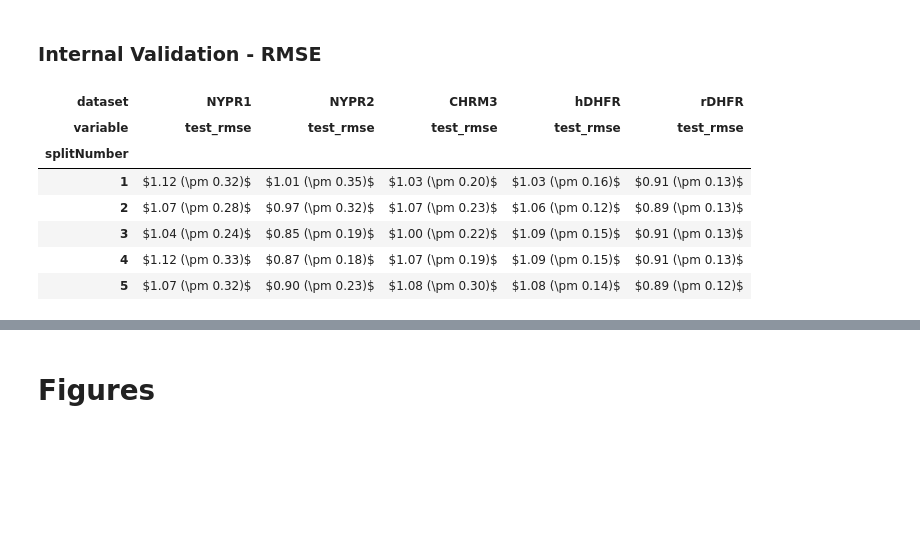
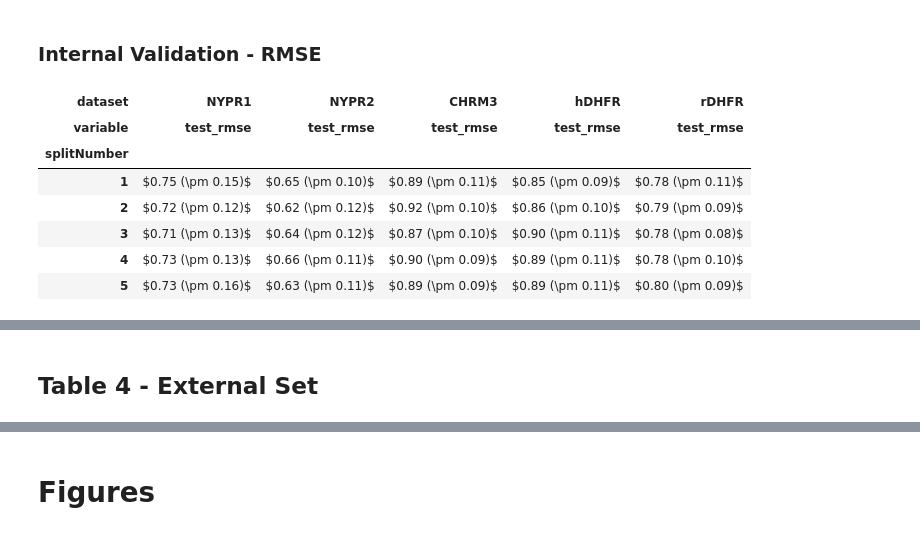
Before and after one commit to KISysBio/modSAR, a Jupyter notebook: processing/notebooks/Manuscript Figures and Tables.ipynb, the cells around one changed output, grey strips where cells are left out. Cells and saved outputs as stored; diff of their text form; code cells hidden in the pictures; blank space fills up the shorter version.

Commit message:
Add Table 4

```diff
--- a/processing/notebooks/Manuscript Figures and Tables.ipynb
+++ b/processing/notebooks/Manuscript Figures and Tables.ipynb
@@ -228,23 +233,23 @@ splitNumber &                    &                    &                    &
 ### Internal Validation - RMSE
 # %%
 training_df = \
-    dataset_results.query('internal == True & algorithm == "modSAR"')\
+    dataset_results.query('internal == True & algorithm == "RandomForest"')\
     .groupby(['dataset', 'splitNumber'])\
     .apply(lambda x: internal_training_results(x, cols=['test_rmse']))
 
 training_df = \
     training_df.reset_index().melt(id_vars=['dataset', 'splitNumber'])\
     .pivot_table(values='value', index='splitNumber', columns=['dataset', 'variable'], aggfunc='first')
 training_df
 # %% [output]
 | dataset | NYPR1 | NYPR2 | CHRM3 | hDHFR | rDHFR |
 | variable | test_rmse | test_rmse | test_rmse | test_rmse | test_rmse |
 | splitNumber |  |  |  |  |  |
-| 1 | $1.12 (\pm 0.32)$ | $1.01 (\pm 0.35)$ | $1.03 (\pm 0.20)$ | $1.03 (\pm 0.16)$ | $0.91 (\pm 0.13)$ |
-| 2 | $1.07 (\pm 0.28)$ | $0.97 (\pm 0.32)$ | $1.07 (\pm 0.23)$ | $1.06 (\pm 0.12)$ | $0.89 (\pm 0.13)$ |
-| 3 | $1.04 (\pm 0.24)$ | $0.85 (\pm 0.19)$ | $1.00 (\pm 0.22)$ | $1.09 (\pm 0.15)$ | $0.91 (\pm 0.13)$ |
-| 4 | $1.12 (\pm 0.33)$ | $0.87 (\pm 0.18)$ | $1.07 (\pm 0.19)$ | $1.09 (\pm 0.15)$ | $0.91 (\pm 0.13)$ |
-| 5 | $1.07 (\pm 0.32)$ | $0.90 (\pm 0.23)$ | $1.08 (\pm 0.30)$ | $1.08 (\pm 0.14)$ | $0.89 (\pm 0.12)$ |
+| 1 | $0.75 (\pm 0.15)$ | $0.65 (\pm 0.10)$ | $0.89 (\pm 0.11)$ | $0.85 (\pm 0.09)$ | $0.78 (\pm 0.11)$ |
+| 2 | $0.72 (\pm 0.12)$ | $0.62 (\pm 0.12)$ | $0.92 (\pm 0.10)$ | $0.86 (\pm 0.10)$ | $0.79 (\pm 0.09)$ |
+| 3 | $0.71 (\pm 0.13)$ | $0.64 (\pm 0.12)$ | $0.87 (\pm 0.10)$ | $0.90 (\pm 0.11)$ | $0.78 (\pm 0.08)$ |
+| 4 | $0.73 (\pm 0.13)$ | $0.66 (\pm 0.11)$ | $0.90 (\pm 0.09)$ | $0.89 (\pm 0.11)$ | $0.78 (\pm 0.10)$ |
+| 5 | $0.73 (\pm 0.16)$ | $0.63 (\pm 0.11)$ | $0.89 (\pm 0.09)$ | $0.89 (\pm 0.11)$ | $0.80 (\pm 0.09)$ |
 # %%
 print(training_df.to_latex())
 # %% [output]
@@ -261,3 +266,5 @@ splitNumber &                    &                    &                    &
 5           &  \$1.07 (\textbackslash pm 0.32)\$ &  \$0.90 (\textbackslash pm 0.23)\$ &  \$1.08 (\textbackslash pm 0.30)\$ &  \$1.08 (\textbackslash pm 0.14)\$ &  \$0.89 (\textbackslash pm 0.12)\$ \\
 \bottomrule
 \end{tabular}
+# %% [markdown]
+## Table 4 - External Set
```
Also changed, not shown: parts of 9 cells of this notebook.
